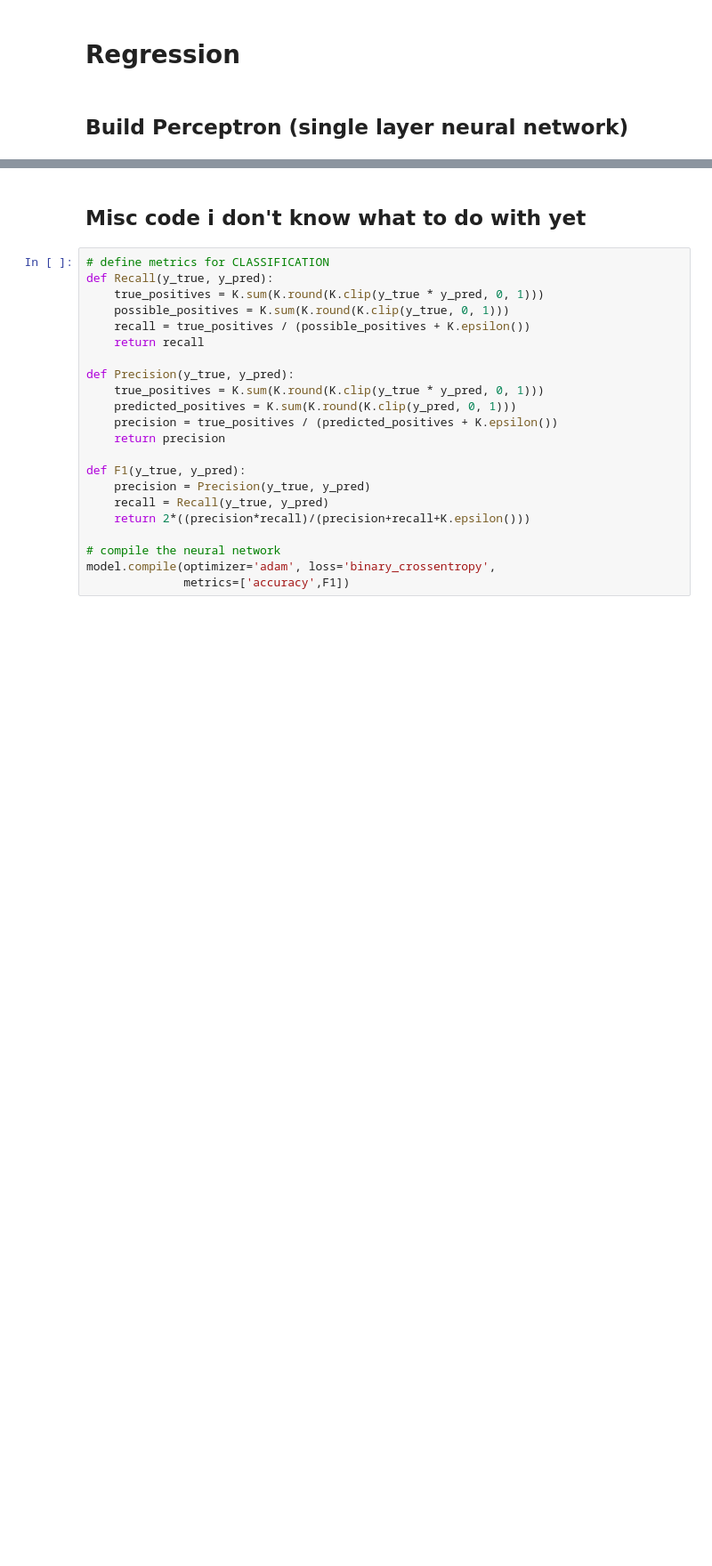
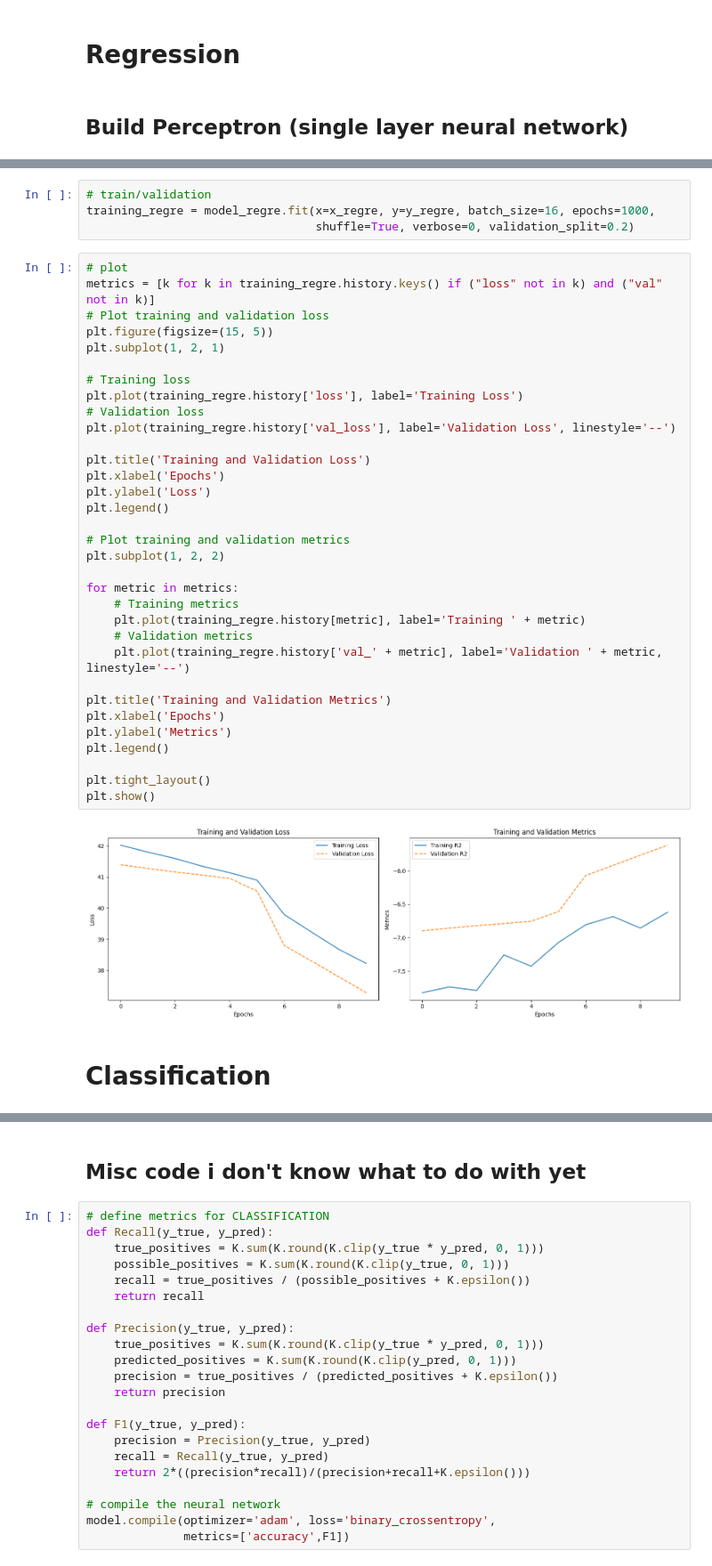
Before and after one commit to taniomi/Sistemas-Inteligentes, a Jupyter notebook: TAREFA_2_0/ANN.ipynb, the cells around one changed output, grey strips where cells are left out. Shown at 89% size. Saved outputs shown, nothing was run; the diff lists cells and outputs as text; blank space fills up the shorter version.

```diff
--- a/TAREFA_2_0/ANN.ipynb
+++ b/TAREFA_2_0/ANN.ipynb
@@ -244,0 +186,41 @@ _________________________________________________________________
+# %%
+# train/validation
+training_regre = model_regre.fit(x=x_regre, y=y_regre, batch_size=16, epochs=1000,
+                                 shuffle=True, verbose=0, validation_split=0.2)
+# %%
+# plot
+metrics = [k for k in training_regre.history.keys() if ("loss" not in k) and ("val" not in k)]
+# Plot training and validation loss
+plt.figure(figsize=(15, 5))
+plt.subplot(1, 2, 1)
+
+# Training loss
+plt.plot(training_regre.history['loss'], label='Training Loss')
+# Validation loss
+plt.plot(training_regre.history['val_loss'], label='Validation Loss', linestyle='--')
+
+plt.title('Training and Validation Loss')
+plt.xlabel('Epochs')
+plt.ylabel('Loss')
+plt.legend()
+
+# Plot training and validation metrics
+plt.subplot(1, 2, 2)
+
+for metric in metrics:
+    # Training metrics
+    plt.plot(training_regre.history[metric], label='Training ' + metric)
+    # Validation metrics
+    plt.plot(training_regre.history['val_' + metric], label='Validation ' + metric, linestyle='--')
+
+plt.title('Training and Validation Metrics')
+plt.xlabel('Epochs')
+plt.ylabel('Metrics')
+plt.legend()
+
+plt.tight_layout()
+plt.show()
+# %% [output]
+[figure, added]
+# %% [markdown]
+# Classification
```
Also changed, not shown: parts of 40 cells of this notebook, 3 other files.
